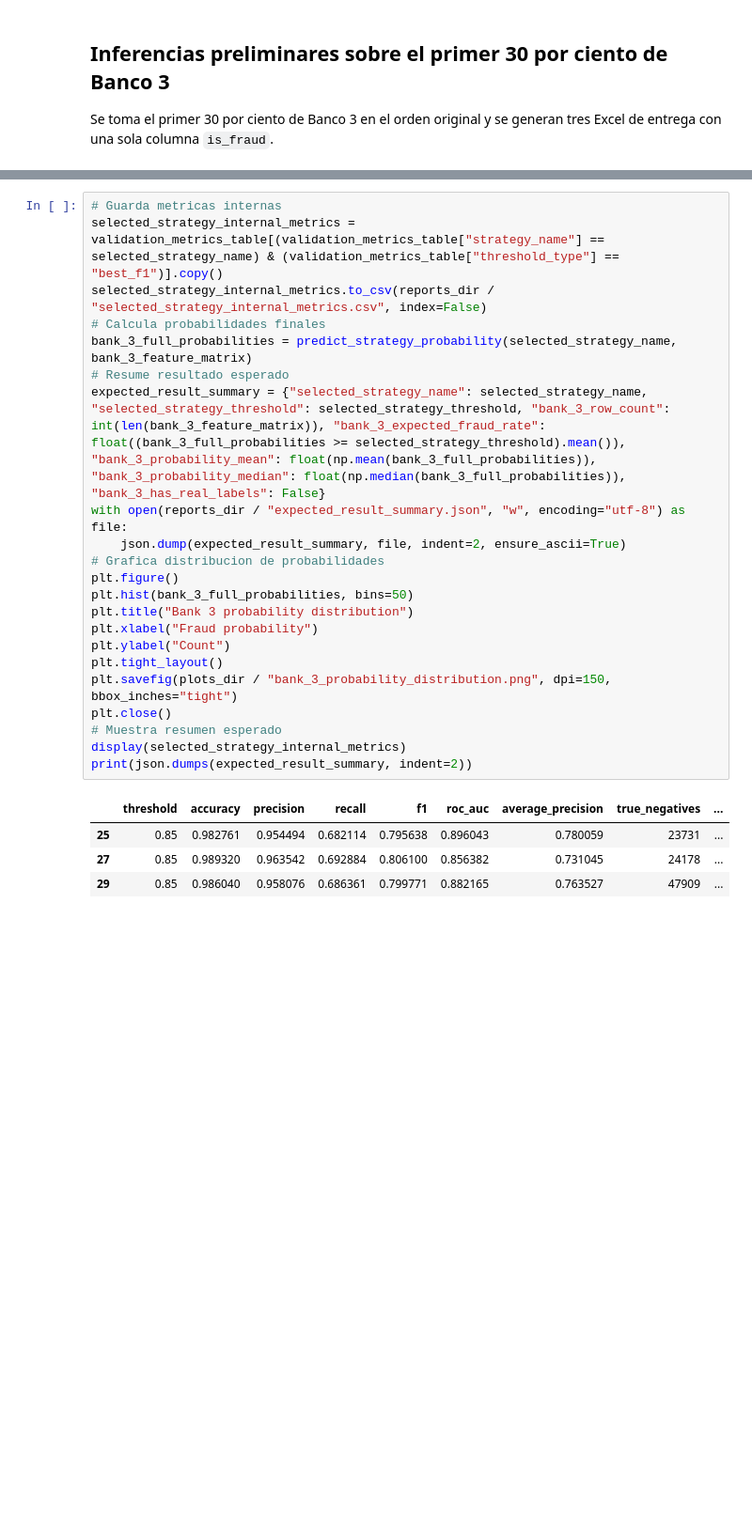
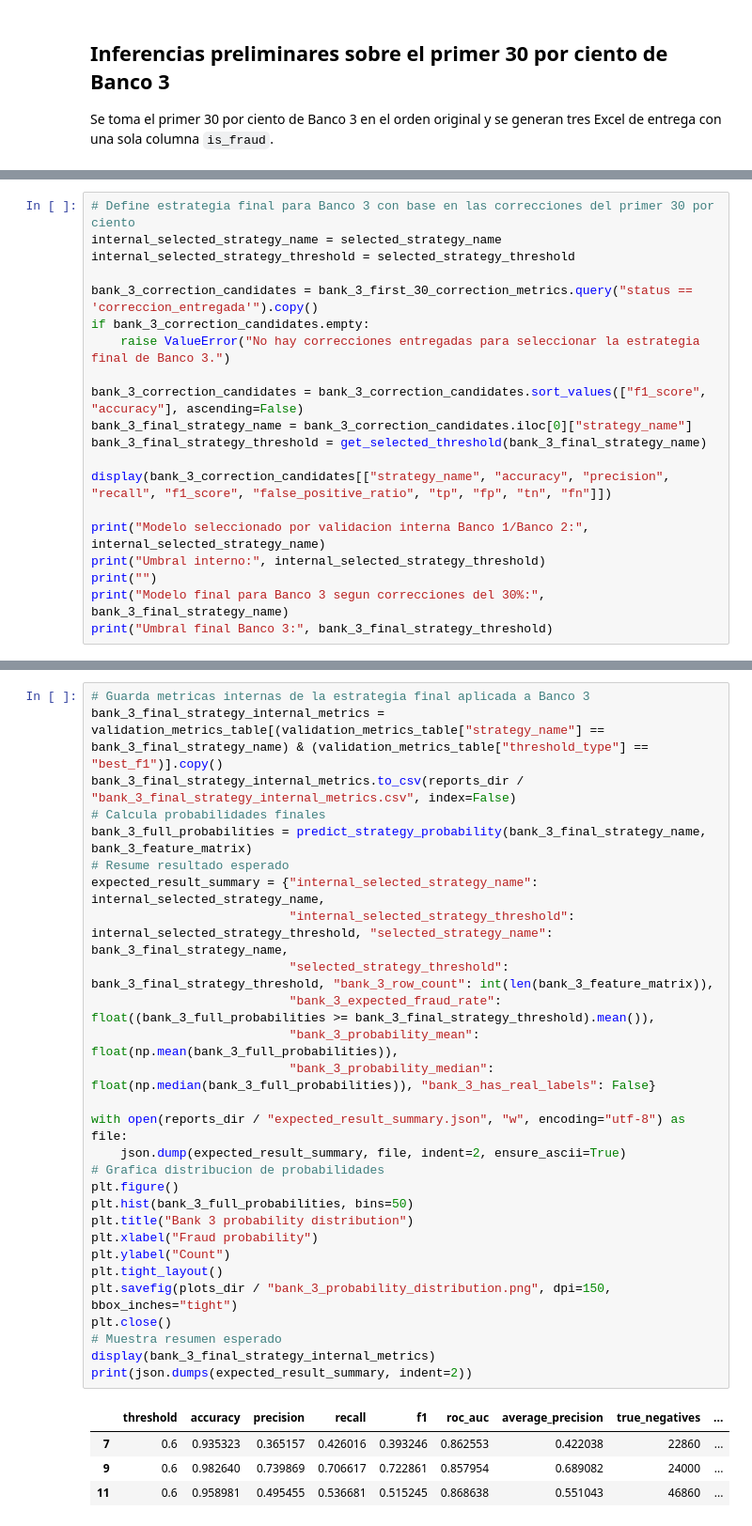
Before and after one commit to mar22266/Proyecto-DataSience-PlusTI, a Jupyter notebook: ObjetivoB.ipynb, the cells around one changed output, grey strips where cells are left out. Shown at 94% size. Saved outputs shown, nothing was run; the diff lists cells and outputs as text; blank space fills up the shorter version.

Commit message:
Feat: aplicacion de inferencia final segun correciones brindadas sobre el 30% y ajuste de documentacion

```diff
--- a/ObjetivoB.ipynb
+++ b/ObjetivoB.ipynb
@@ -1360,0 +1497,20 @@ display(preliminary_prediction_summary)
+# %%
+# Define estrategia final para Banco 3 con base en las correcciones del primer 30 por ciento
+internal_selected_strategy_name = selected_strategy_name
+internal_selected_strategy_threshold = selected_strategy_threshold
+
+bank_3_correction_candidates = bank_3_first_30_correction_metrics.query("status == 'correccion_entregada'").copy()
+if bank_3_correction_candidates.empty:
+    raise ValueError("No hay correcciones entregadas para seleccionar la estrategia final de Banco 3.")
+
+bank_3_correction_candidates = bank_3_correction_candidates.sort_values(["f1_score", "accuracy"], ascending=False)
+bank_3_final_strategy_name = bank_3_correction_candidates.iloc[0]["strategy_name"]
+bank_3_final_strategy_threshold = get_selected_threshold(bank_3_final_strategy_name)
+
+display(bank_3_correction_candidates[["strategy_name", "accuracy", "precision", "recall", "f1_score", "false_positive_ratio", "tp", "fp", "tn", "fn"]])
+
+print("Modelo seleccionado por validacion interna Banco 1/Banco 2:", internal_selected_strategy_name)
+print("Umbral interno:", internal_selected_strategy_threshold)
+print("")
+print("Modelo final para Banco 3 segun correcciones del 30%:", bank_3_final_strategy_name)
+print("Umbral final Banco 3:", bank_3_final_strategy_threshold)
@@ -1380,28 +1545,34 @@ Banco 3 no tiene etiqueta real utilizable. Se reportan métricas internas de Ban
 # %%
-# Guarda metricas internas
-selected_strategy_internal_metrics = validation_metrics_table[(validation_metrics_table["strategy_name"] == selected_strategy_name) & (validation_metrics_table["threshold_type"] == "best_f1")].copy()
-selected_strategy_internal_metrics.to_csv(reports_dir / "selected_strategy_internal_metrics.csv", index=False)
+# Guarda metricas internas de la estrategia final aplicada a Banco 3
+bank_3_final_strategy_internal_metrics = validation_metrics_table[(validation_metrics_table["strategy_name"] == bank_3_final_strategy_name) & (validation_metrics_table["threshold_type"] == "best_f1")].copy()
+bank_3_final_strategy_internal_metrics.to_csv(reports_dir / "bank_3_final_strategy_internal_metrics.csv", index=False)
 # Calcula probabilidades finales
-bank_3_full_probabilities = predict_strategy_probability(selected_strategy_name, bank_3_feature_matrix)
+bank_3_full_probabilities = predict_strategy_probability(bank_3_final_strategy_name, bank_3_feature_matrix)
 # Resume resultado esperado
-expected_result_summary = {"selected_strategy_name": selected_strategy_name, "selected_strategy_threshold": selected_strategy_threshold, "bank_3_row_count": int(len(bank_3_feature_matrix)), "bank_3_expected_fraud_rate": float((bank_3_full_probabilities >= selected_strategy_threshold).mean()), "bank_3_probability_mean": float(np.mean(bank_3_full_probabilities)), "bank_3_probability_median": float(np.median(bank_3_full_probabilities)), "bank_3_has_real_labels": False}
+expected_result_summary = {"internal_selected_strategy_name": internal_selected_strategy_name,
+                           "internal_selected_strategy_threshold": internal_selected_strategy_threshold, "selected_strategy_name": bank_3_final_strategy_name,
+                           "selected_strategy_threshold": bank_3_final_strategy_threshold, "bank_3_row_count": int(len(bank_3_feature_matrix)),
+                           "bank_3_expected_fraud_rate": float((bank_3_full_probabilities >= bank_3_final_strategy_threshold).mean()),
+                           "bank_3_probability_mean": float(np.mean(bank_3_full_probabilities)),
+                           "bank_3_probability_median": float(np.median(bank_3_full_probabilities)), "bank_3_has_real_labels": False}
+
 with open(reports_dir / "expected_result_summary.json", "w", encoding="utf-8") as file:
     json.dump(expected_result_summary, file, indent=2, ensure_ascii=True)
 # Grafica distribucion de probabilidades
 plt.figure()
 plt.hist(bank_3_full_probabilities, bins=50)
 plt.title("Bank 3 probability distribution")
 plt.xlabel("Fraud probability")
 plt.ylabel("Count")
 plt.tight_layout()
 plt.savefig(plots_dir / "bank_3_probability_distribution.png", dpi=150, bbox_inches="tight")
 plt.close()
 # Muestra resumen esperado
-display(selected_strategy_internal_metrics)
+display(bank_3_final_strategy_internal_metrics)
 print(json.dumps(expected_result_summary, indent=2))
 # %% [output]
 |  | threshold | accuracy | precision | recall | f1 | roc_auc | average_precision | true_negatives | ... |
-| 25 | 0.85 | 0.982761 | 0.954494 | 0.682114 | 0.795638 | 0.896043 | 0.780059 | 23731 | ... |
-| 27 | 0.85 | 0.989320 | 0.963542 | 0.692884 | 0.806100 | 0.856382 | 0.731045 | 24178 | ... |
-| 29 | 0.85 | 0.986040 | 0.958076 | 0.686361 | 0.799771 | 0.882165 | 0.763527 | 47909 | ... |
+| 7 | 0.6 | 0.935323 | 0.365157 | 0.426016 | 0.393246 | 0.862553 | 0.422038 | 22860 | ... |
+| 9 | 0.6 | 0.982640 | 0.739869 | 0.706617 | 0.722861 | 0.857954 | 0.689082 | 24000 | ... |
+| 11 | 0.6 | 0.958981 | 0.495455 | 0.536681 | 0.515245 | 0.868638 | 0.551043 | 46860 | ... |
 {
```
Also changed, not shown: parts of 9 cells of this notebook, 17 other files.
